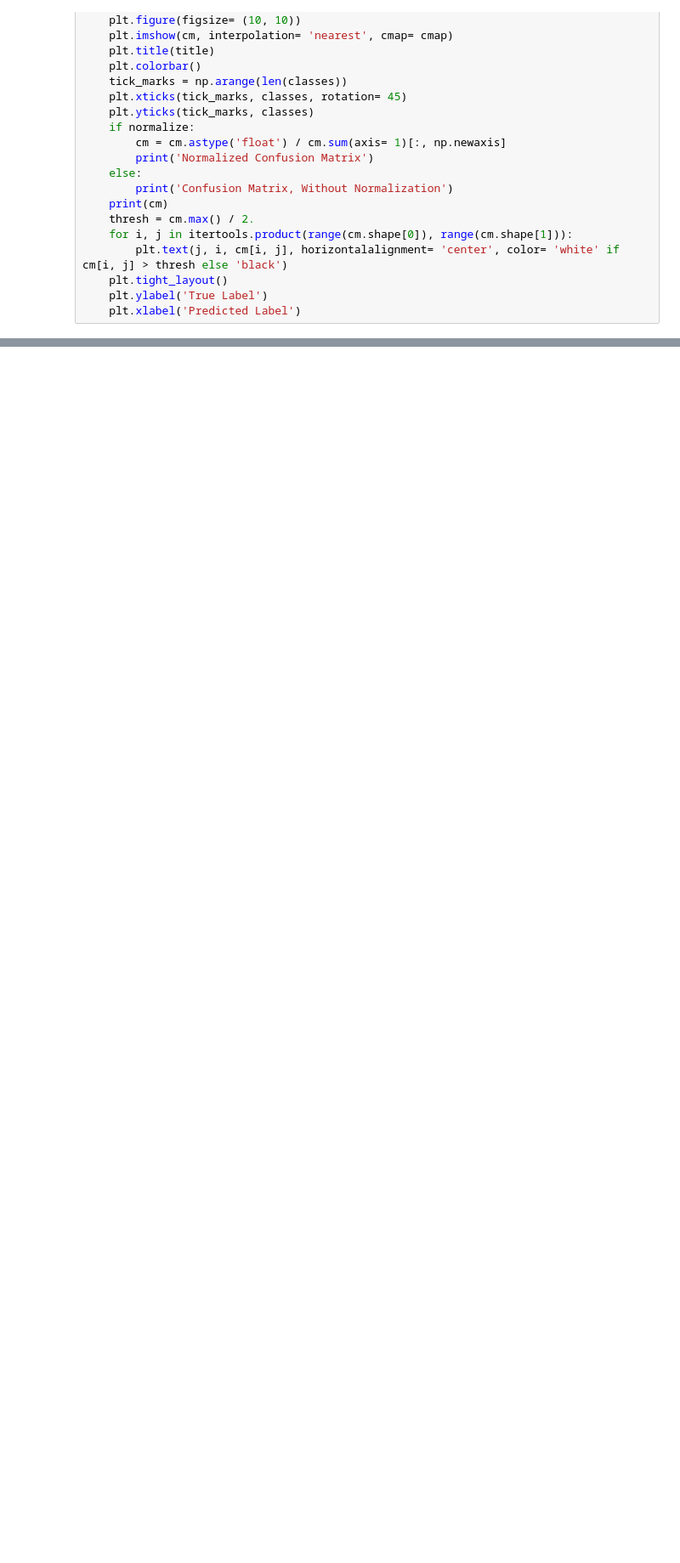
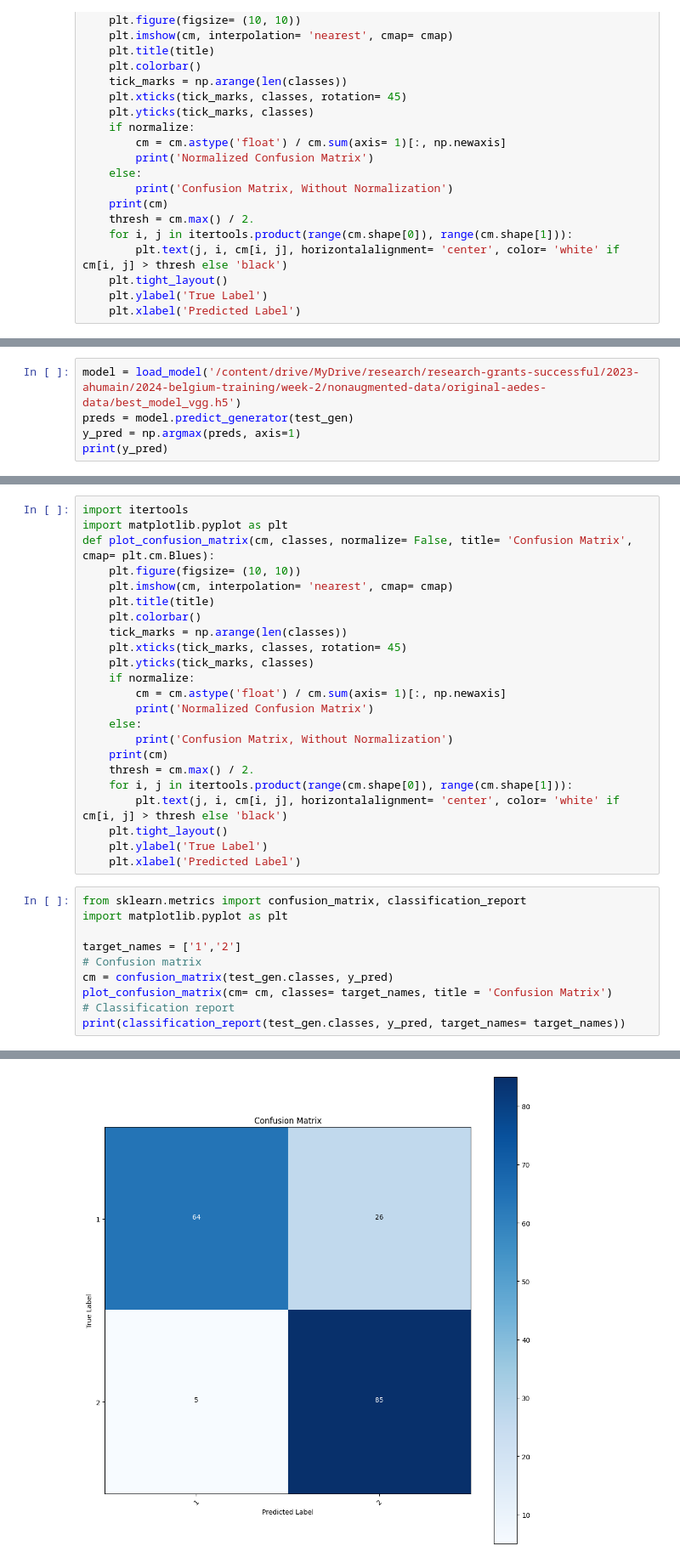
Before and after one commit to pnabende/acholi-corpora, a Jupyter notebook: vgg_resnet_from_hvh_for_aedes.ipynb, the cells around one changed output, grey strips where cells are left out. Shown at 85% size. Drawn from its saved outputs; the diff is of its cells as text; blank space fills up the shorter version.

```diff
--- a/vgg_resnet_from_hvh_for_aedes.ipynb
+++ b/vgg_resnet_from_hvh_for_aedes.ipynb
@@ -239,0 +340,5 @@ weighted avg       0.72      0.71      0.70       180
+# %%
+model = load_model('/content/drive/MyDrive/research/research-grants-successful/2023-ahumain/2024-belgium-training/week-2/nonaugmented-data/original-aedes-data/best_model_vgg.h5')
+preds = model.predict_generator(test_gen)
+y_pred = np.argmax(preds, axis=1)
+print(y_pred)
@@ -239,0 +351,34 @@ weighted avg       0.72      0.71      0.70       180
+# %%
+import itertools
+import matplotlib.pyplot as plt
+def plot_confusion_matrix(cm, classes, normalize= False, title= 'Confusion Matrix', cmap= plt.cm.Blues):
+    plt.figure(figsize= (10, 10))
+    plt.imshow(cm, interpolation= 'nearest', cmap= cmap)
+    plt.title(title)
+    plt.colorbar()
+    tick_marks = np.arange(len(classes))
+    plt.xticks(tick_marks, classes, rotation= 45)
+    plt.yticks(tick_marks, classes)
+    if normalize:
+        cm = cm.astype('float') / cm.sum(axis= 1)[:, np.newaxis]
+        print('Normalized Confusion Matrix')
+    else:
+        print('Confusion Matrix, Without Normalization')
+    print(cm)
+    thresh = cm.max() / 2.
+    for i, j in itertools.product(range(cm.shape[0]), range(cm.shape[1])):
+        plt.text(j, i, cm[i, j], horizontalalignment= 'center', color= 'white' if cm[i, j] > thresh else 'black')
+    plt.tight_layout()
+    plt.ylabel('True Label')
+    plt.xlabel('Predicted Label')
+# %%
+from sklearn.metrics import confusion_matrix, classification_report
+import matplotlib.pyplot as plt
+
+target_names = ['1','2']
+# Confusion matrix
+cm = confusion_matrix(test_gen.classes, y_pred)
+plot_confusion_matrix(cm= cm, classes= target_names, title = 'Confusion Matrix')
+# Classification report
+print(classification_report(test_gen.classes, y_pred, target_names= target_names))
+# %% [output]
@@ -239,0 +396 @@ weighted avg       0.72      0.71      0.70       180
+[figure, added]
```
Also changed, not shown: parts of 6 cells of this notebook.
